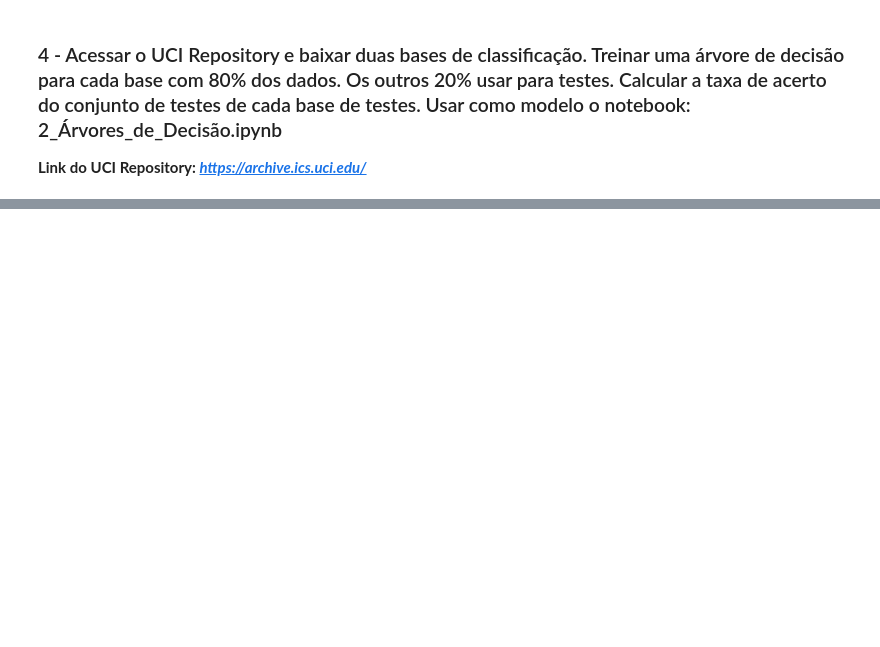
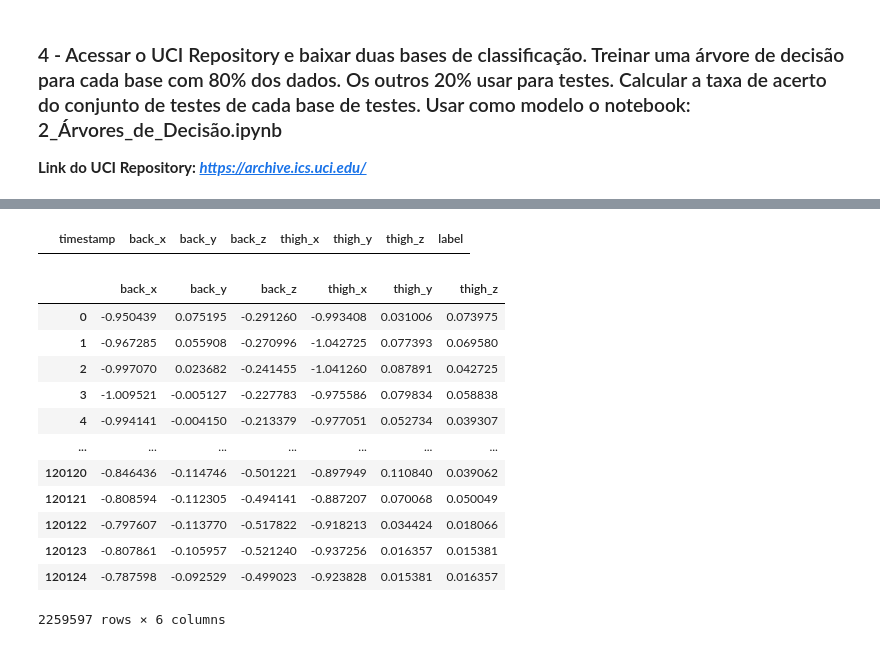
Before and after one commit to jhonatangopereira/AITraining, a Jupyter notebook: decisions_tree_exercise.ipynb, the cells around one changed output, grey strips where cells are left out. Drawn from its saved outputs; the diff is of its cells as text; code cells hidden in the pictures; blank space fills up the shorter version.

```diff
--- a/decisions_tree_exercise.ipynb
+++ b/decisions_tree_exercise.ipynb
@@ -84,0 +128,24 @@ ERROR: No matching distribution found for StringIO
+# %%
+# the coding 2 is not valid
+df[df['label'] == 2]
+# %% [output]
+|  | timestamp | back_x | back_y | back_z | thigh_x | thigh_y | thigh_z | label |
+# %%
+X = df.drop(['timestamp', 'label'], axis=1)
+y = df['label']
+# %%
+X
+# %% [output]
+|  | back_x | back_y | back_z | thigh_x | thigh_y | thigh_z |
+| 0 | -0.950439 | 0.075195 | -0.291260 | -0.993408 | 0.031006 | 0.073975 |
+| 1 | -0.967285 | 0.055908 | -0.270996 | -1.042725 | 0.077393 | 0.069580 |
+| 2 | -0.997070 | 0.023682 | -0.241455 | -1.041260 | 0.087891 | 0.042725 |
+| 3 | -1.009521 | -0.005127 | -0.227783 | -0.975586 | 0.079834 | 0.058838 |
+| 4 | -0.994141 | -0.004150 | -0.213379 | -0.977051 | 0.052734 | 0.039307 |
+| ... | ... | ... | ... | ... | ... | ... |
+| 120120 | -0.846436 | -0.114746 | -0.501221 | -0.897949 | 0.110840 | 0.039062 |
+| 120121 | -0.808594 | -0.112305 | -0.494141 | -0.887207 | 0.070068 | 0.050049 |
+| 120122 | -0.797607 | -0.113770 | -0.517822 | -0.918213 | 0.034424 | 0.018066 |
+| 120123 | -0.807861 | -0.105957 | -0.521240 | -0.937256 | 0.016357 | 0.015381 |
+| 120124 | -0.787598 | -0.092529 | -0.499023 | -0.923828 | 0.015381 | 0.016357 |
+2259597 rows × 6 columns
```
Also changed, not shown: parts of 36 cells of this notebook, 1 other file.
